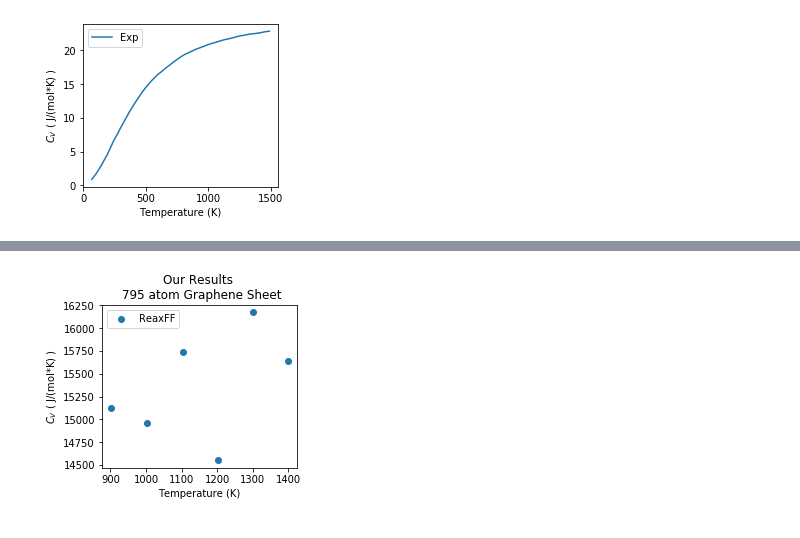
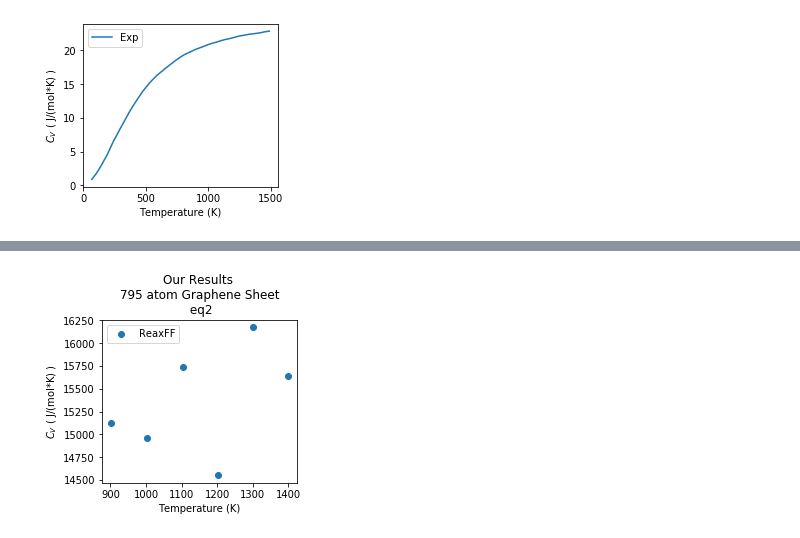
Before and after one commit to sonalij3/Graphene-Finite-Size-Study, a Jupyter notebook: analyze/make_plots.ipynb, the cells around one changed output, grey strips where cells are left out. Cells and saved outputs as stored; diff of their text form; code cells hidden in the pictures.

```diff
--- a/analyze/make_plots.ipynb
+++ b/analyze/make_plots.ipynb
@@ -74,4 +109,5 @@ plt.savefig(f'plots/Exp_C_v.png', dpi=150, bbox_inches='tight')
 # %% [output]
 [figure]
 # %%
-df = pd.read_csv("csv/ReaxFFdata.csv").sort_values("T")
+df1 = pd.read_csv("csv/ReaxFFdata_eq1.csv").sort_values("T")
+df2 = pd.read_csv("csv/ReaxFFdata_eq2.csv").sort_values("T")
@@ -89,14 +136,14 @@ df
 # %%
 kcal_to_J = 4184
 
 fig, ax = plt.subplots(1,1,figsize=(3.5,3))
 
-plt.scatter( df["T"][1:], df["C_v_u"][1:]*kcal_to_J , label="ReaxFF")
+plt.scatter( df2["T"][1:], df2["C_v_u"][1:]*kcal_to_J , label="ReaxFF")
 
 plt.ylabel(r"$C_V$ ( J/(mol*K) )")
 plt.xlabel("Temperature (K)")
-plt.title("Our Results \n 795 atom Graphene Sheet")
+plt.title("Our Results \n 795 atom Graphene Sheet \n eq2")
 plt.legend()
-plt.savefig(f'plots/ReaxFF_C_v.png', dpi=150, bbox_inches='tight')
+plt.savefig(f'plots/ReaxFF_C_v_eq2.png', dpi=150, bbox_inches='tight')
 # %% [output]
-[figure, old version]
+[figure, new version]
```
Also changed, not shown: parts of 10 cells of this notebook, 9 other files.
